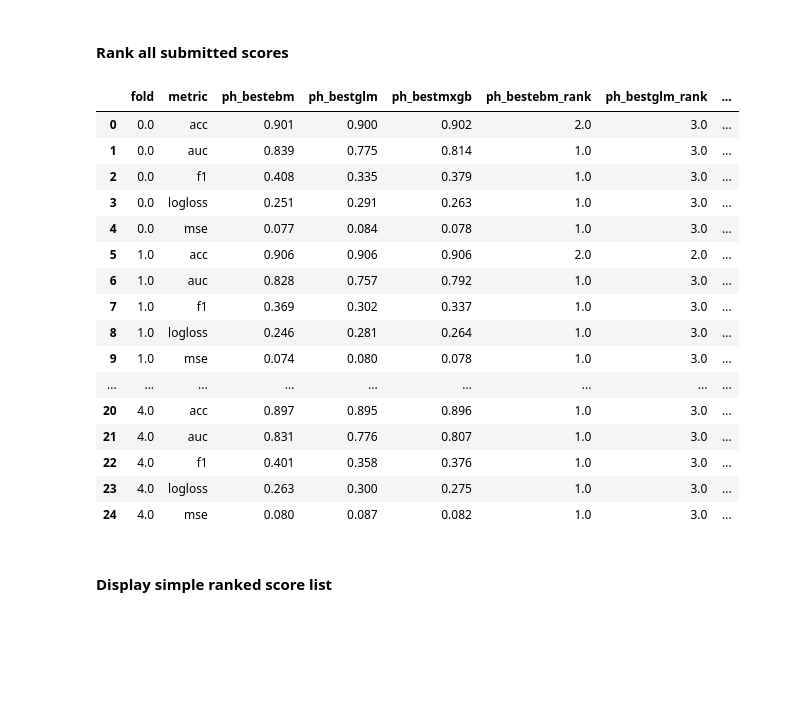
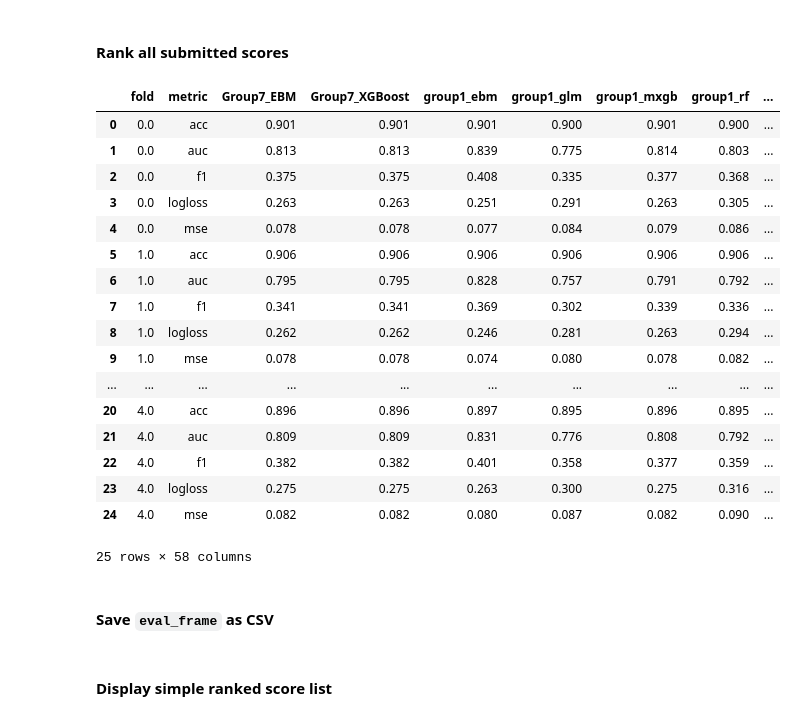
Before and after one commit to jphall663/GWU_rml, a Jupyter notebook: assignments/eval.ipynb, the cells around one changed output. Saved outputs shown, nothing was run; the diff lists cells and outputs as text; code cells hidden in the pictures; blank space fills up the shorter version.

```diff
--- a/assignments/eval.ipynb
+++ b/assignments/eval.ipynb
@@ -182,49 +183,56 @@ for fold in sorted(scores_frame['fold'].unique()): # loop through folds
 
         # append row values to eval_frame
         eval_frame = eval_frame.append(row_dict, ignore_index=True)
 
 # init a temporary frame to hold rank information
-rank_frame = pd.DataFrame(columns = [name + '_rank' for name in eval_frame.columns[2:]])
+rank_names = [name + '_rank' for name in eval_frame.columns if name not in ['fold', 'metric']]
+rank_frame = pd.DataFrame(columns=rank_names)
+
+# set columns to necessary order
+eval_frame = eval_frame[['fold', 'metric'] + [name for name in sorted(eval_frame.columns) if name not in ['fold', 'metric']]]
 
 # determine score ranks row-by-row
 for i in range(0, eval_frame.shape[0]):
 
         # get ranks for row based on metric
         metric_name = eval_frame.loc[i, 'metric']
         if metric_name in ['logloss', 'mse']:
             ranks = eval_frame.iloc[i, 2:].rank().values
         else:
             ranks = eval_frame.iloc[i, 2:].rank(ascending=False).values
 
         # create single-row frame and append to rank_frame
-        row_frame = pd.DataFrame(ranks.reshape(1, ranks.shape[0]), columns=[name + '_rank' for name in eval_frame.columns[2:]])
+        row_frame = pd.DataFrame(ranks.reshape(1, ranks.shape[0]), columns=rank_names)
         rank_frame = rank_frame.append(row_frame, ignore_index=True)
 
         # house keeping
         del row_frame
 
 # merge ranks onto eval_frame
 eval_frame = pd.concat([eval_frame, rank_frame], axis=1)
 
 # house keeping
 del rank_frame
 
 eval_frame
 # %% [output]
-|  | fold | metric | ph_bestebm | ph_bestglm | ph_bestmxgb | ph_bestebm_rank | ph_bestglm_rank | ... |
-| 0 | 0.0 | acc | 0.901 | 0.900 | 0.902 | 2.0 | 3.0 | ... |
-| 1 | 0.0 | auc | 0.839 | 0.775 | 0.814 | 1.0 | 3.0 | ... |
-| 2 | 0.0 | f1 | 0.408 | 0.335 | 0.379 | 1.0 | 3.0 | ... |
-| 3 | 0.0 | logloss | 0.251 | 0.291 | 0.263 | 1.0 | 3.0 | ... |
-| 4 | 0.0 | mse | 0.077 | 0.084 | 0.078 | 1.0 | 3.0 | ... |
-| 5 | 1.0 | acc | 0.906 | 0.906 | 0.906 | 2.0 | 2.0 | ... |
-| 6 | 1.0 | auc | 0.828 | 0.757 | 0.792 | 1.0 | 3.0 | ... |
-| 7 | 1.0 | f1 | 0.369 | 0.302 | 0.337 | 1.0 | 3.0 | ... |
-| 8 | 1.0 | logloss | 0.246 | 0.281 | 0.264 | 1.0 | 3.0 | ... |
-| 9 | 1.0 | mse | 0.074 | 0.080 | 0.078 | 1.0 | 3.0 | ... |
-| ... | ... | ... | ... | ... | ... | ... | ... | ... |
-| 20 | 4.0 | acc | 0.897 | 0.895 | 0.896 | 1.0 | 3.0 | ... |
-| 21 | 4.0 | auc | 0.831 | 0.776 | 0.807 | 1.0 | 3.0 | ... |
-| 22 | 4.0 | f1 | 0.401 | 0.358 | 0.376 | 1.0 | 3.0 | ... |
-| 23 | 4.0 | logloss | 0.263 | 0.300 | 0.275 | 1.0 | 3.0 | ... |
-| 24 | 4.0 | mse | 0.080 | 0.087 | 0.082 | 1.0 | 3.0 | ... |
+|  | fold | metric | Group7_EBM | Group7_XGBoost | group1_ebm | group1_glm | group1_mxgb | group1_rf | ... |
+| 0 | 0.0 | acc | 0.901 | 0.901 | 0.901 | 0.900 | 0.901 | 0.900 | ... |
+| 1 | 0.0 | auc | 0.813 | 0.813 | 0.839 | 0.775 | 0.814 | 0.803 | ... |
+| 2 | 0.0 | f1 | 0.375 | 0.375 | 0.408 | 0.335 | 0.377 | 0.368 | ... |
+| 3 | 0.0 | logloss | 0.263 | 0.263 | 0.251 | 0.291 | 0.263 | 0.305 | ... |
+| 4 | 0.0 | mse | 0.078 | 0.078 | 0.077 | 0.084 | 0.079 | 0.086 | ... |
+| 5 | 1.0 | acc | 0.906 | 0.906 | 0.906 | 0.906 | 0.906 | 0.906 | ... |
+| 6 | 1.0 | auc | 0.795 | 0.795 | 0.828 | 0.757 | 0.791 | 0.792 | ... |
+| 7 | 1.0 | f1 | 0.341 | 0.341 | 0.369 | 0.302 | 0.339 | 0.336 | ... |
+| 8 | 1.0 | logloss | 0.262 | 0.262 | 0.246 | 0.281 | 0.263 | 0.294 | ... |
+| 9 | 1.0 | mse | 0.078 | 0.078 | 0.074 | 0.080 | 0.078 | 0.082 | ... |
+| ... | ... | ... | ... | ... | ... | ... | ... | ... | ... |
+| 20 | 4.0 | acc | 0.896 | 0.896 | 0.897 | 0.895 | 0.896 | 0.895 | ... |
+| 21 | 4.0 | auc | 0.809 | 0.809 | 0.831 | 0.776 | 0.808 | 0.792 | ... |
+| 22 | 4.0 | f1 | 0.382 | 0.382 | 0.401 | 0.358 | 0.377 | 0.359 | ... |
+| 23 | 4.0 | logloss | 0.275 | 0.275 | 0.263 | 0.300 | 0.275 | 0.316 | ... |
+| 24 | 4.0 | mse | 0.082 | 0.082 | 0.080 | 0.087 | 0.082 | 0.090 | ... |
+25 rows × 58 columns
+# %% [markdown]
+#### Save `eval_frame` as CSV
```
Also changed, not shown: parts of 4 cells of this notebook, 1 other file.
